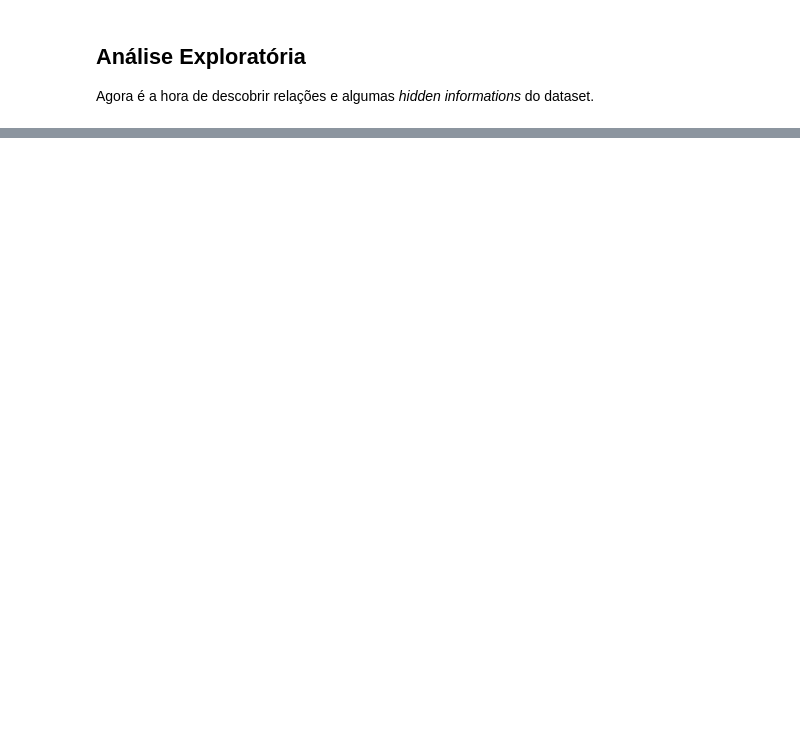
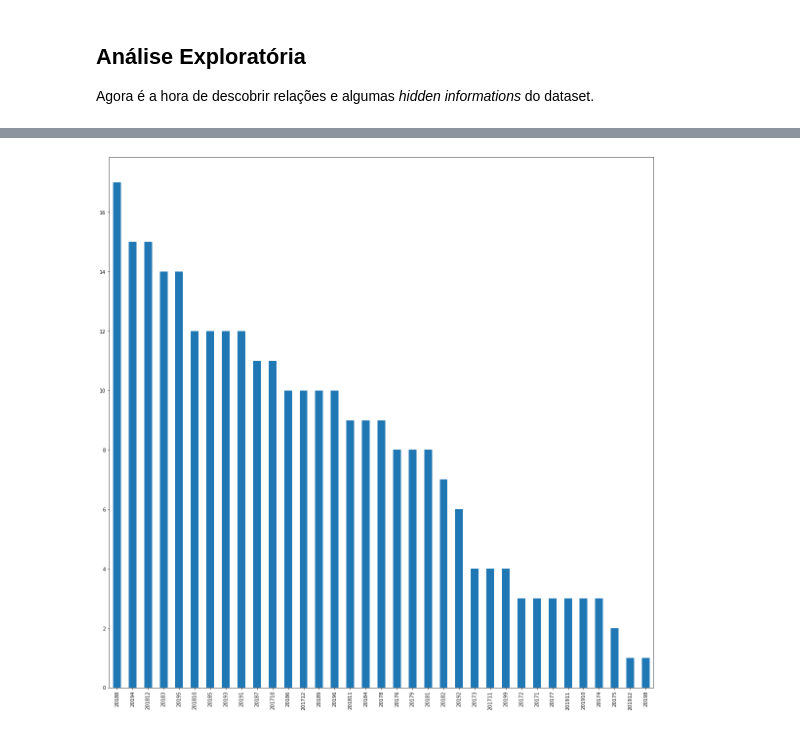
Before and after one commit to Lucas08Ben/Mineracao-de-Dados, a Jupyter notebook: Lista 1 - Análise de dados sobre feminicídio em SP/10 - Desafio.ipynb, the cells around one changed output, grey strips where cells are left out. Cells and saved outputs as stored; diff of their text form; code cells hidden in the pictures; blank space fills up the shorter version.

```diff
--- a/Lista 1 - Análise de dados sobre feminicídio em SP/10 - Desafio.ipynb
+++ b/Lista 1 - Análise de dados sobre feminicídio em SP/10 - Desafio.ipynb
@@ -206,0 +195,7 @@ TypeError: can only concatenate str (not "float") to str
+# %%
+dfdate = pd.DataFrame()
+dfdate['year'], dfdate['month'] = dfNumBo['DATAOCORRENCIA'].dt.year.astype('str'), dfNumBo['DATAOCORRENCIA'].dt.month.astype('str')
+dfdate['yearmonth'] = dfdate[['year', 'month']].apply(lambda x: ''.join(x), axis=1)
+dfdate['yearmonth'].value_counts().plot(kind='bar', figsize=(20, 20));
+# %% [output]
+[figure, added]
```
Also changed, not shown: parts of 13 cells of this notebook.
